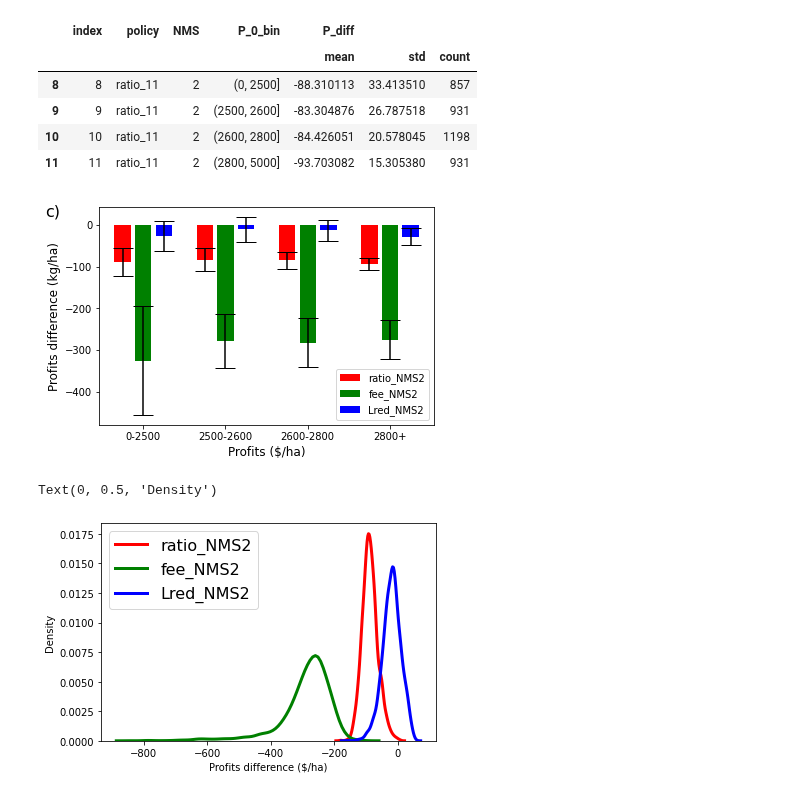
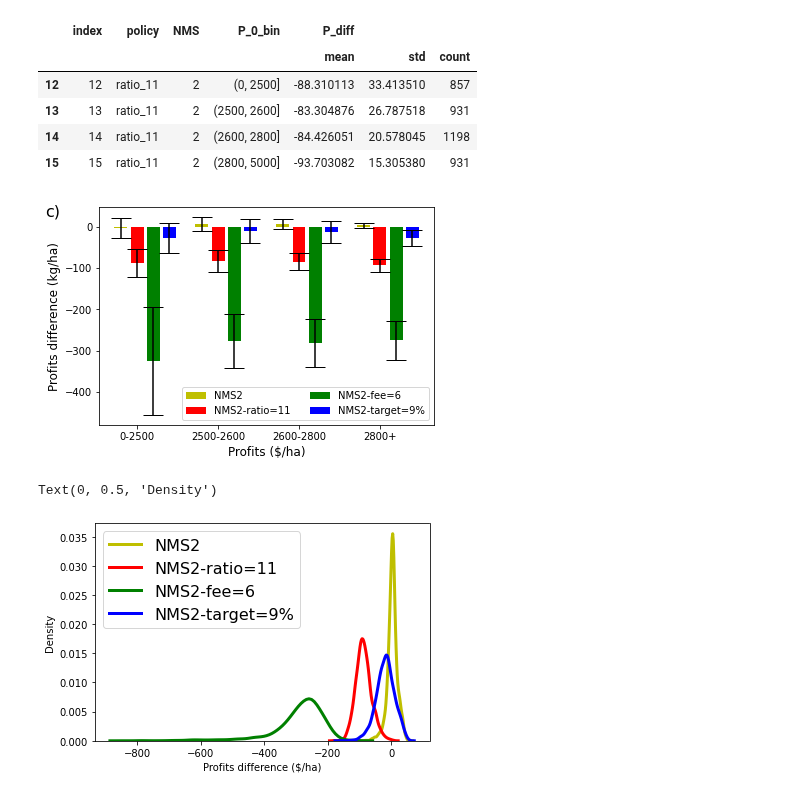
Before and after one commit to germanmandrini/n_policy, a Jupyter notebook: Codes/7a_field_effects.ipynb, the cells around one changed output. Cells and saved outputs as stored; diff of their text form; code cells hidden in the pictures.

```diff
--- a/Codes/7a_field_effects.ipynb
+++ b/Codes/7a_field_effects.ipynb
@@ -11,9 +11,9 @@ W_peak_dt = pyreadr.read_r("/home/germanm2/n_policy_box/Data/files_rds/W_peak_dt
 # %%
 W_peak_dt = W_peak_dt[['NMS','policy']]
 #add the baselevel
-# df = pd.DataFrame({'NMS': ['1'],
-#                    'policy': ['fee_0']})
-# W_peak_dt = W_peak_dt.append(df, ignore_index=True)
+df = pd.DataFrame({'NMS': ['2'],
+                   'policy': ['fee_0']})
+W_peak_dt = W_peak_dt.append(df, ignore_index=True)
 
 #Filter the columns that are at the peak
 keys = list(W_peak_dt.columns.values)
@@ -21,7 +21,7 @@ i1 = perfomances_dt2.set_index(keys).index
 i2 = W_peak_dt.set_index(keys).index
 perfomances_opt_df = perfomances_dt2[i1.isin(i2)].reset_index()
 #Rename the base-level
-# perfomances_opt_df.loc[perfomances_opt_df.policy == "fee_0","policy"]= "base-level"
+perfomances_opt_df.loc[perfomances_opt_df.policy == "fee_0","policy"]= "nopolicy_0"
 # Get the base-level  data and name it with a zero
 baselevel_df = perfomances_dt2.loc[(perfomances_dt2.policy == "fee_0")& (perfomances_dt2.NMS == "1"),['id_10', 'id_field', 'z', 'N_fert','L','P']]
 baselevel_df = baselevel_df.rename(columns={"N_fert":"N_fert_0", "L": "L_0", "P": "P_0"})
@@ -241,51 +243,58 @@ perfomances_opt_df2['P_0_bin'] = pd.cut(perfomances_opt_df2['P_0'], bins=cut_bin
 bar_dt = perfomances_opt_df2[perfomances_opt_df2.NMS == '2'].groupby(['policy', 'NMS', 'P_0_bin'],
                                                                      as_index=False).agg(
                       {'P_diff':['mean','std', 'count']}).reset_index()
 
 
 bar_ratio_dt = bar_dt[(bar_dt['policy'] == 'ratio_11') ]
 bar_fee_dt = bar_dt[(bar_dt['policy'] == 'fee_6')]
 bar_nred_dt = bar_dt[(bar_dt['policy'] == 'nred_0.91')]
+bar_nopolicy_dt = bar_dt[(bar_dt['policy'] == 'nopolicy_0')]
 
 fig, ax = plt.subplots()
 
-pos = [0,4,8,12]
-pos2 = [x + 1 for x in pos]
-pos3 = [x + 2 for x in pos]
+pos1 = [0,5,10,15]
+pos2 = [x + 1 for x in pos1]
+pos3 = [x + 2 for x in pos1]
+pos4 = [x + 3 for x in pos1]
 
-ax.bar(x = pos, height = bar_ratio_dt['P_diff']['mean'],color = 'r', label = 'ratio_NMS2',
+ax.bar(x = pos1, height = bar_nopolicy_dt['P_diff']['mean'],color = 'y', label = 'NMS2',
+      yerr=bar_nopolicy_dt['P_diff']['std'],align='center', alpha=1, ecolor='black', capsize=10)
+
+ax.bar(x = pos2, height = bar_ratio_dt['P_diff']['mean'],color = 'r', label = 'NMS2-ratio=11',
       yerr=bar_ratio_dt['P_diff']['std'],align='center', alpha=1, ecolor='black', capsize=10)
 
-ax.bar(x = pos2, height = bar_fee_dt['P_diff']['mean'],color = 'g', label = 'fee_NMS2',
+ax.bar(x = pos3, height = bar_fee_dt['P_diff']['mean'],color = 'g', label = 'NMS2-fee=6',
       yerr=bar_fee_dt['P_diff']['std'],align='center', alpha=1, ecolor='black', capsize=10)
 
-ax.bar(x = pos3, height = bar_nred_dt['P_diff']['mean'],color = 'b', label = 'target_NMS2',
+ax.bar(x = pos4, height = bar_nred_dt['P_diff']['mean'],color = 'b', label = 'NMS2-target=9%',
       yerr=bar_nred_dt['P_diff']['std'],align='center', alpha=1, ecolor='black', capsize=10)
-plt.legend()
+
+plt.legend(ncol=2)
 
 plt.xlabel("Profits ($/ha)", size = 12)
 plt.ylabel("Profits difference (kg/ha)", size = 12)
 plt.gcf().text(0, 0.85, 'c)', fontsize=16)
 
 plt.xticks(pos2, ['0-2500', '2500-2600', '2600-2800', '2800+'])
 
 plot_file_name = "/home/germanm2/n_policy_box/Data/figures/field_effects_bar_c.png"
 plt.savefig(plot_file_name, dpi=300)
 bar_ratio_dt
 # %% [output]
 |  | index | policy | NMS | P_0_bin | P_diff |  |  |
 |  |  |  |  |  | mean | std | count |
-| 8 | 8 | ratio_11 | 2 | (0, 2500] | -88.310113 | 33.413510 | 857 |
-| 9 | 9 | ratio_11 | 2 | (2500, 2600] | -83.304876 | 26.787518 | 931 |
-| 10 | 10 | ratio_11 | 2 | (2600, 2800] | -84.426051 | 20.578045 | 1198 |
-| 11 | 11 | ratio_11 | 2 | (2800, 5000] | -93.703082 | 15.305380 | 931 |
+| 12 | 12 | ratio_11 | 2 | (0, 2500] | -88.310113 | 33.413510 | 857 |
+| 13 | 13 | ratio_11 | 2 | (2500, 2600] | -83.304876 | 26.787518 | 931 |
+| 14 | 14 | ratio_11 | 2 | (2600, 2800] | -84.426051 | 20.578045 | 1198 |
+| 15 | 15 | ratio_11 | 2 | (2800, 5000] | -93.703082 | 15.305380 | 931 |
-[figure, old version]
+[figure, new version]
 # %%
 import seaborn as sns
 
-sns.distplot(ratio_2_dt['P_diff'], hist = False, kde = True,color = 'r', kde_kws = {'linewidth': 3}, label = 'ratio_NMS2')
-sns.distplot(fee_2_dt['P_diff'], hist = False, kde = True,color = 'g', kde_kws = {'linewidth': 3}, label = 'fee_NMS2')
-sns.distplot(nred_2_dt['P_diff'], hist = False, kde = True,color = 'b', kde_kws = {'linewidth': 3}, label = 'target_NMS2')
+sns.distplot(nopolicy_2_dt['P_diff'], hist = False, kde = True,color = 'y', kde_kws = {'linewidth': 3}, label = 'NMS2')
+sns.distplot(ratio_2_dt['P_diff'], hist = False, kde = True,color = 'r', kde_kws = {'linewidth': 3}, label = 'NMS2-ratio=11')
+sns.distplot(fee_2_dt['P_diff'], hist = False, kde = True,color = 'g', kde_kws = {'linewidth': 3}, label = 'NMS2-fee=6')
+sns.distplot(nred_2_dt['P_diff'], hist = False, kde = True,color = 'b', kde_kws = {'linewidth': 3}, label = 'NMS2-target=9%')
 
 # Plot formatting
 plt.legend(prop={'size': 16})
@@ -294,4 +303,4 @@ plt.xlabel('Profits difference ($/ha)')
 plt.ylabel('Density')
 # %% [output]
 Text(0, 0.5, 'Density')
-[figure, old version]
+[figure, new version]
```
Also changed, not shown: parts of 10 cells of this notebook, 3 other files.
